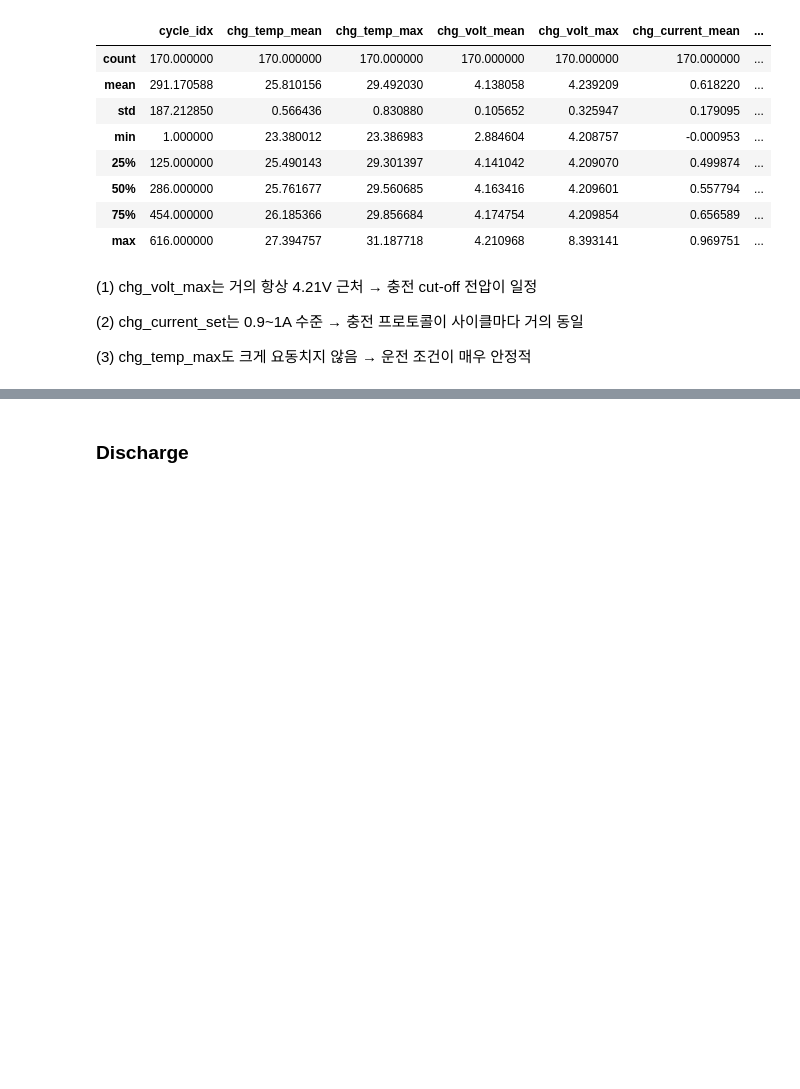
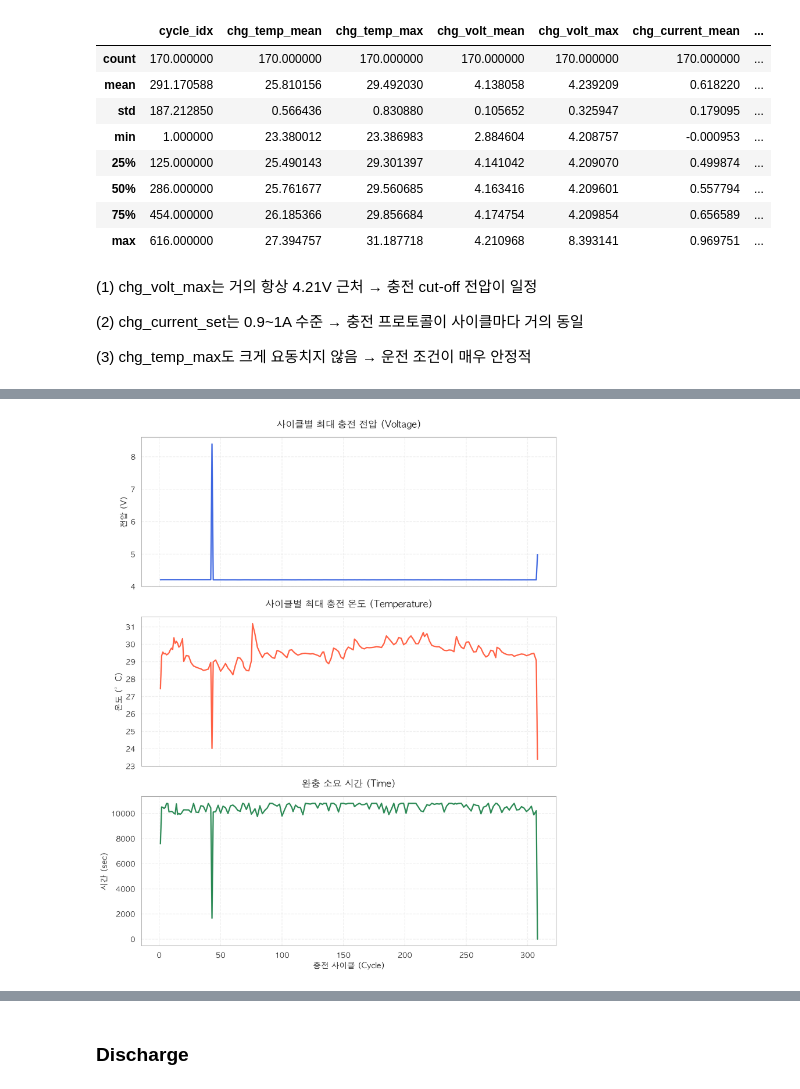
Before and after one commit to kk082911/project, a Jupyter notebook: basic analysis.ipynb, the cells around one changed output, grey strips where cells are left out. Drawn from its saved outputs; the diff is of its cells as text; code cells hidden in the pictures; blank space fills up the shorter version.

```diff
--- a/basic analysis.ipynb
+++ b/basic analysis.ipynb
@@ -169,3 +198,12 @@ charge_cycle_stats.describe()
 (2) chg_current_set는 0.9~1A 수준 → 충전 프로토콜이 사이클마다 거의 동일
 
 (3) chg_temp_max도 크게 요동치지 않음 → 운전 조건이 매우 안정적
+# %%
+# charge 데이터 real_cycle별로 요약
+charge_summary = charge.groupby('real_cycle').agg({
+    'Voltage_measured': 'max',          # 완충 전압이 잘 나오는가?
+    'Temperature_measured': 'max',      # 충전 중 발열이 얼마나 되는가?
+    'Time': 'max'                       # 완충까지 얼마나 걸리는가?
+}).rename(columns={'Time': 'ch_time', 'Voltage_measured': 'ch_volt_max', 'Temperature_measured': 'ch_temp_max'})
+
+charge_summary
@@ -171,0 +225,42 @@ charge_cycle_stats.describe()
+# %%
+sns.set_theme(style="white", font=plt.rcParams['font.family'])
+fig, axes = plt.subplots(3, 1, figsize=(10, 12), sharex=True)
+grid_style = {'visible': True, 'linestyle': '--', 'alpha': 0.3}
+
+# 최대 전압
+sns.lineplot(
+    data=charge_summary, x='real_cycle', y='ch_volt_max',
+    ax=axes[0], color='royalblue', linewidth=2
+)
+axes[0].set_title('사이클별 최대 충전 전압 (Voltage)', fontsize=14, fontweight='bold', pad=15)
+axes[0].set_ylabel('전압 (V)')
+axes[0].grid(**grid_style)
+
+# 최대 온도
+sns.lineplot(
+    data=charge_summary, x='real_cycle', y='ch_temp_max',
+    ax=axes[1], color='tomato', linewidth=2
+)
+axes[1].set_title('사이클별 최대 충전 온도 (Temperature)', fontsize=14, fontweight='bold', pad=15)
+axes[1].set_ylabel('온도 (°C)')
+axes[1].grid(**grid_style)
+
+# 충전 시간
+sns.lineplot(
+    data=charge_summary, x='real_cycle', y='ch_time',
+    ax=axes[2], color='seagreen', linewidth=2
+)
+axes[2].set_title('완충 소요 시간 (Time)', fontsize=14, fontweight='bold', pad=15)
+axes[2].set_ylabel('시간 (sec)')
+axes[2].set_xlabel('충전 사이클 (Cycle)', fontsize=12)
+axes[2].grid(**grid_style)
+
+for ax in axes:
+    for spine in ax.spines.values():
+        spine.set_linewidth(0.5)
+        spine.set_color('gray')
+
+plt.tight_layout()
+plt.show()
+# %% [output]
+[figure, added]
```
Also changed, not shown: parts of 24 cells of this notebook, 1 other file.
